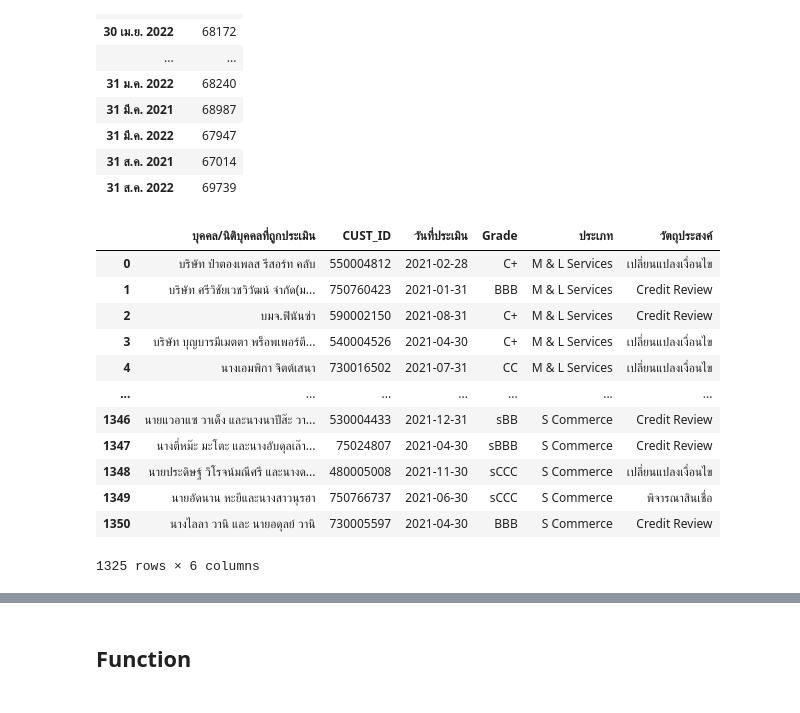
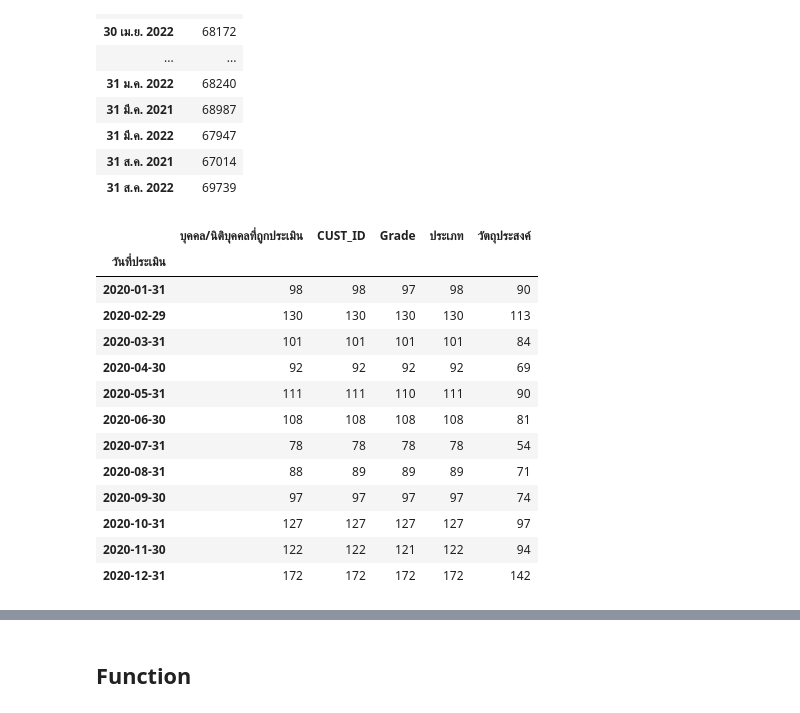
Before and after one commit to Taecpy/CRR-validate, a Jupyter notebook: CRR_validate.ipynb, the cells around one changed output, grey strips where cells are left out. Saved outputs shown, nothing was run; the diff lists cells and outputs as text; code cells hidden in the pictures.

```diff
--- a/CRR_validate.ipynb
+++ b/CRR_validate.ipynb
@@ -18,6 +18,7 @@ warnings.filterwarnings("ignore")
 %config InlineBackend.figure_format = 'retina' #Retina display
 plt.style.use('seaborn-deep') #Plot style
 pd.set_option('display.max_rows', 5000)
+pd.set_option('display.max_columns', 5000)
 # %% [markdown]
 ### set path
 # %%
@@ -111,28 +112,30 @@ mapping.groupby('AS_OF_DATE')[['CUST_ID']].count()
 # %%
 ### TEST
 ### prepare
 data = pd.read_csv(input_data+'CRR2563.csv',encoding='UTF-8')
 data['เลขที่ CIF'] = data['เลขที่ CIF'].str.strip()
 data.dropna(subset=['เลขที่ CIF'],inplace=True)
 data.rename(columns={"เลขที่ CIF": "CUST_ID"},inplace=True)
 ### fitter not number
 data_main = data[data['CUST_ID'].str.contains(r'[0-9]')]
 ### convert type object to int
 data_main['CUST_ID'] = data_main['CUST_ID'].astype(np.int64)
 data_main['วันที่ประเมิน'] = data_main['วันที่ประเมิน'].replace({'2563':'31/12/2563'})
-replace_year(data_main,'2563','2021')
+replace_year(data_main,'2563','2020')
 DATE_end_of_mouth(data_main)
+data_main.groupby(['วันที่ประเมิน']).count()
 # %% [output]
-|  | บุคคล/นิติบุคคลที่ถูกประเมิน | CUST_ID | วันที่ประเมิน | Grade | ประเภท | วัตถุประสงค์ |
-| 0 | บริษัท ป่าตองเพลส รีสอร์ท คลับ | 550004812 | 2021-02-28 | C+ | M & L Services | เปลี่ยนแปลงเงื่อนไข |
-| 1 | บริษัท ศรีวิชัยเวชวิวัฒน์ จำกัด(ม... | 750760423 | 2021-01-31 | BBB | M & L Services | Credit Review |
-| 2 | บมจ.ฟินันซ่า | 590002150 | 2021-08-31 | C+ | M & L Services | Credit Review |
-| 3 | บริษัท บุญบารมีเมตตา พร็อพเพอร์ตี... | 540004526 | 2021-04-30 | C+ | M & L Services | เปลี่ยนแปลงเงื่อนไข |
-| 4 | นางเอมพิกา จิตต์เสนา | 730016502 | 2021-07-31 | CC | M & L Services | เปลี่ยนแปลงเงื่อนไข |
-| ... | ... | ... | ... | ... | ... | ... |
-| 1346 | นายแวอาแซ วาเด็ง และนางนาปีส๊ะ วา... | 530004433 | 2021-12-31 | sBB | S Commerce | Credit Review |
-| 1347 | นางตี่หม๊ะ มะโตะ และนางอับดุลเล๊า... | 75024807 | 2021-04-30 | sBBB | S Commerce | Credit Review |
-| 1348 | นายประดิษฐ์ วิโรจน์มณีศรี และนางด... | 480005008 | 2021-11-30 | sCCC | S Commerce | เปลี่ยนแปลงเงื่อนไข |
-| 1349 | นายอัดนาน หะยีและนางสาวนุรฮา | 750766737 | 2021-06-30 | sCCC | S Commerce | พิจารณาสินเชื่อ |
-| 1350 | นางไลลา วานิ และ นายอดุลย์ วานิ | 730005597 | 2021-04-30 | BBB | S Commerce | Credit Review |
+|  | บุคคล/นิติบุคคลที่ถูกประเมิน | CUST_ID | Grade | ประเภท | วัตถุประสงค์ |
+| วันที่ประเมิน |  |  |  |  |  |
+| 2020-01-31 | 98 | 98 | 97 | 98 | 90 |
+| 2020-02-29 | 130 | 130 | 130 | 130 | 113 |
+| 2020-03-31 | 101 | 101 | 101 | 101 | 84 |
+| 2020-04-30 | 92 | 92 | 92 | 92 | 69 |
+| 2020-05-31 | 111 | 111 | 110 | 111 | 90 |
+| 2020-06-30 | 108 | 108 | 108 | 108 | 81 |
+| 2020-07-31 | 78 | 78 | 78 | 78 | 54 |
+| 2020-08-31 | 88 | 89 | 89 | 89 | 71 |
+| 2020-09-30 | 97 | 97 | 97 | 97 | 74 |
+| 2020-10-31 | 127 | 127 | 127 | 127 | 97 |
+| 2020-11-30 | 122 | 122 | 121 | 122 | 94 |
+| 2020-12-31 | 172 | 172 | 172 | 172 | 142 |
-1325 rows × 6 columns
```
Also changed, not shown: parts of 6 cells of this notebook.
